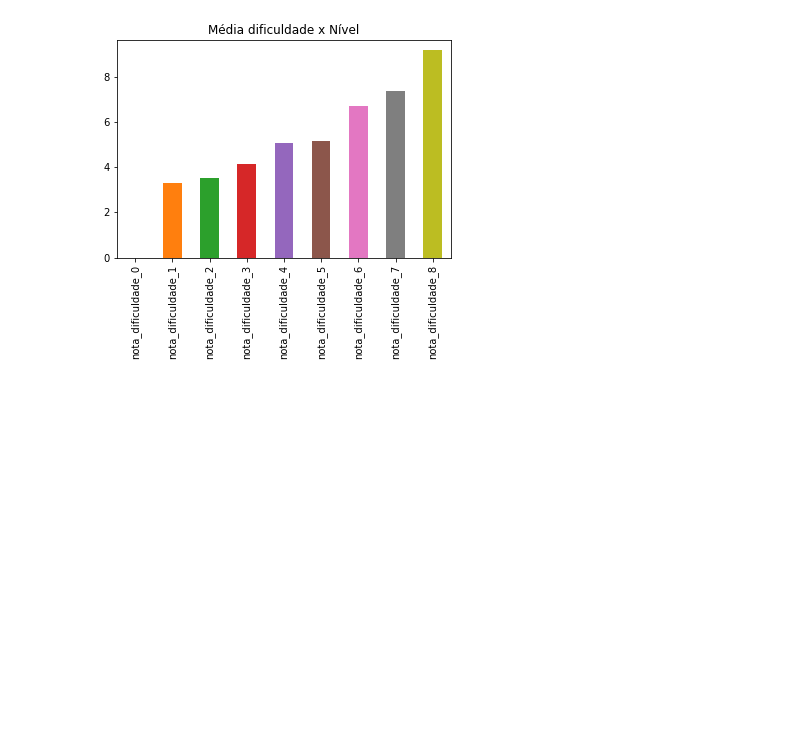
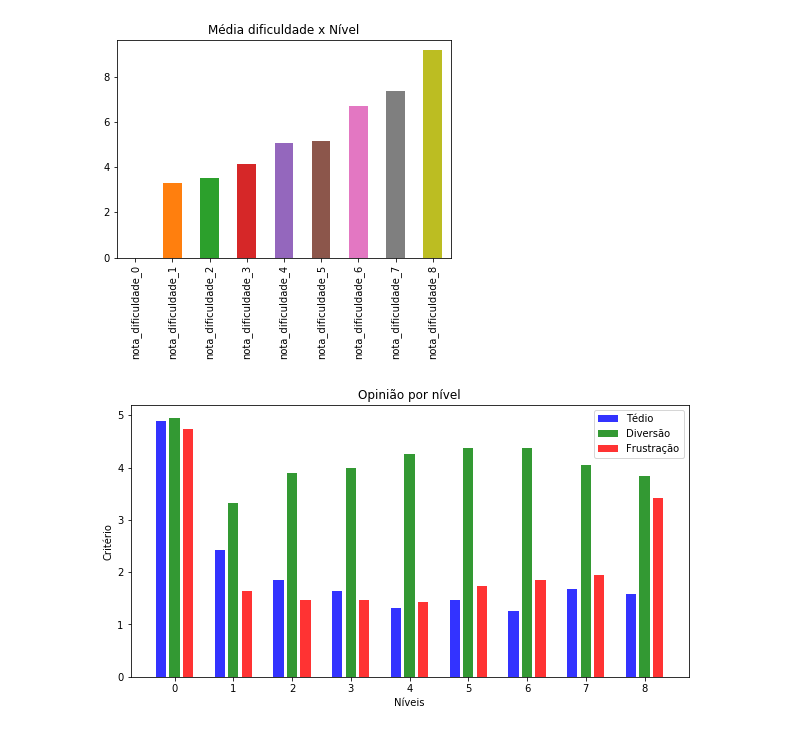
Before and after one commit to wagneralbjr/tcc-dda, a Jupyter notebook: Trata Dados TCC.ipynb, the cells around one changed output. Saved outputs shown, nothing was run; the diff lists cells and outputs as text; code cells hidden in the pictures; blank space fills up the shorter version.

Commit message:
Gráfico tédio x frustração x diversão x nível

```diff
--- a/Trata Dados TCC.ipynb
+++ b/Trata Dados TCC.ipynb
@@ -154,3 +155,42 @@ plt.title('Média dificuldade x Nível')
 # %% [output]
 Text(0.5,1,'Média dificuldade x Nível')
 [figure]
+# %%
+#Gerar gráfico de barrars nível x [tédio, diversão , frustração]
+
+ted = pegaColunas(df_final, 'nivelTedioso').mean()
+div = pegaColunas(df_final, 'nivelDivertido').mean()
+frus = pegaColunas(df_final, 'nivelFrustrante').mean()
+#(ted.mean().values,div.mean().values,frus.mean().values)
+#to-do, continuar desenvolvendo este gráfico.
+#plt.figure(figsize=(20,20))
+#pd.concat([ted,div,frus],axis=1).plot(kind='bar',)
+
+ted = ted.values
+div = div.values
+frus = frus.values
+
+n_groups = 9
+
+fig,ax = plt.subplots(figsize=(10, 5))
+index = np.arange(n_groups)
+bar_width = 0.35
+opacity = 0.8
+
+rects1 = plt.bar(index + 0.12, ted , bar_width * 0.5 , alpha = opacity, color = 'b', label = 'Tédio')
+
+rects2 = plt.bar(index + bar_width  , div, bar_width * 0.5 , alpha = opacity , color='g', label = 'Diversão')
+
+rects3 = plt.bar(index  + bar_width * 2 - 0.12 , frus , bar_width  * 0.5 , alpha = opacity, color = 'r' , label = 'Frustração')
+
+
+plt.xlabel('Níveis')
+plt.ylabel('Critério')
+plt.title('Opinião por nível')
+plt.xticks(index +  bar_width, (index))
+plt.legend()
+#fig.figure(figsize=(20,20))
+#plt.tight_layout()
+fig.savefig('OpiniaoXNivel.png')
+# %% [output]
+[figure, added]
```
Also changed, not shown: parts of 1 cell of this notebook, 1 other file.
